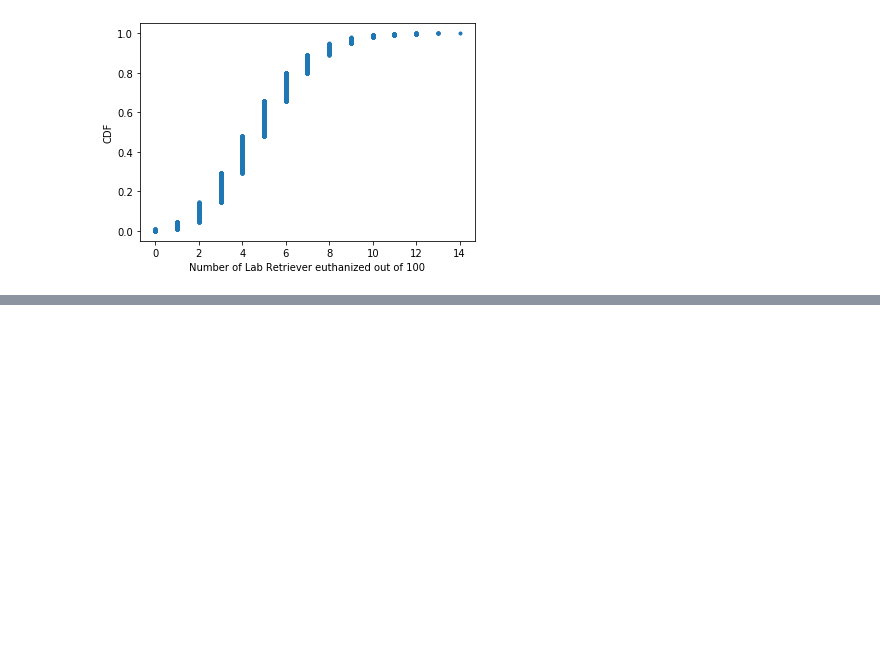
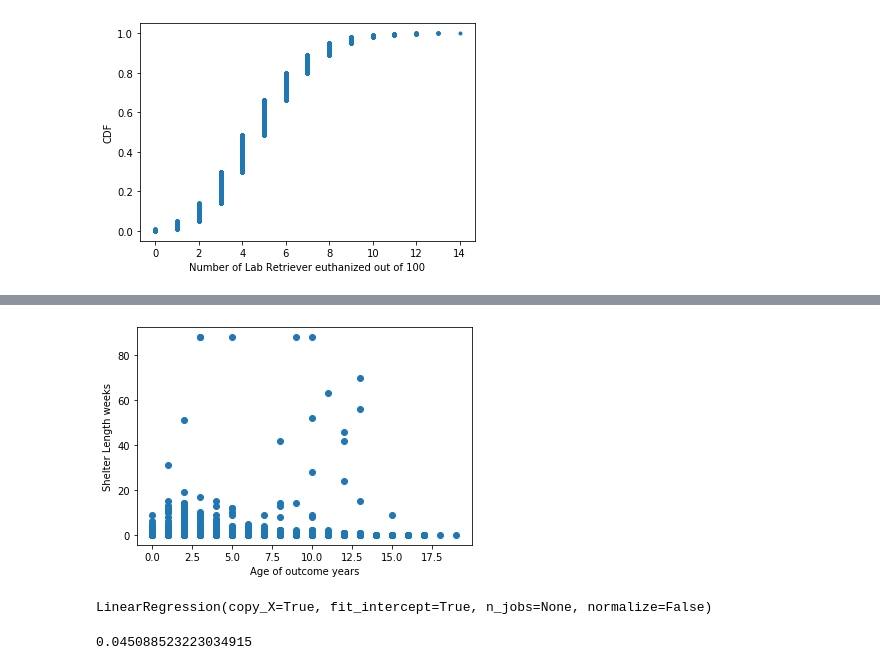
Before and after one commit to laceymaefield/Springboard_DSC, a Jupyter notebook: Data_wrangling-Copy1.ipynb, the cells around one changed output, grey strips where cells are left out. Saved outputs shown, nothing was run; the diff lists cells and outputs as text; code cells hidden in the pictures; blank space fills up the shorter version.

```diff
--- a/Data_wrangling-Copy1.ipynb
+++ b/Data_wrangling-Copy1.ipynb
@@ -751,0 +790,7 @@ plt.show()
+# %%
+_ = plt.scatter(x, y)
+_ = plt.xlabel('Age of outcome years')
+_ = plt.ylabel('Shelter Length weeks')
+plt.show()
+# %% [output]
+[figure, added]
@@ -751,0 +805,9 @@ plt.show()
+# %%
+reg = LinearRegression()
+reg.fit(x, aac6.shelter_length)
+# %% [output]
+LinearRegression(copy_X=True, fit_intercept=True, n_jobs=None, normalize=False)
+# %%
+reg.score(x, aac6.shelter_length)
+# %% [output]
+0.045088523223034915
```
Also changed, not shown: parts of 80 cells of this notebook.
